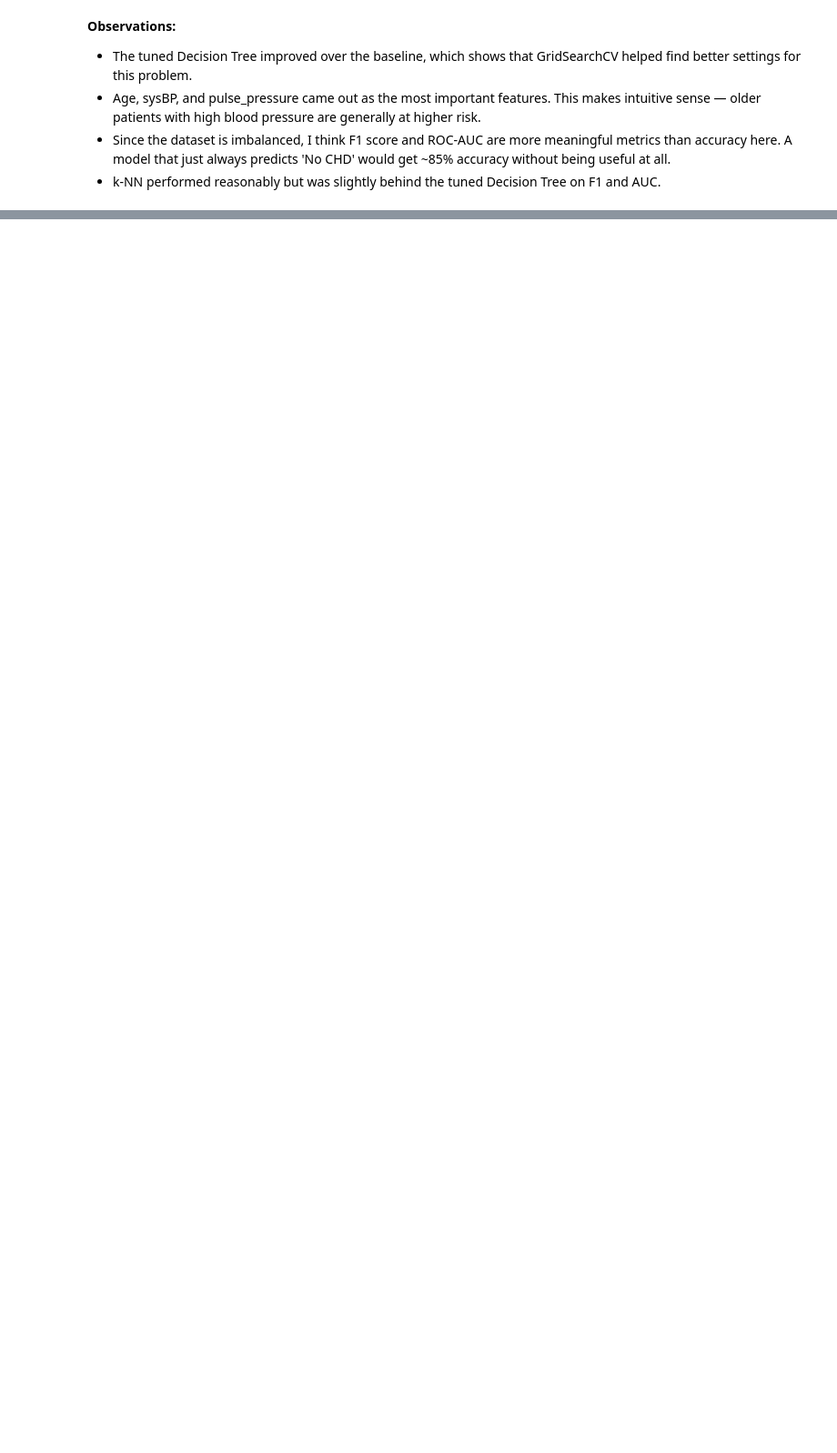
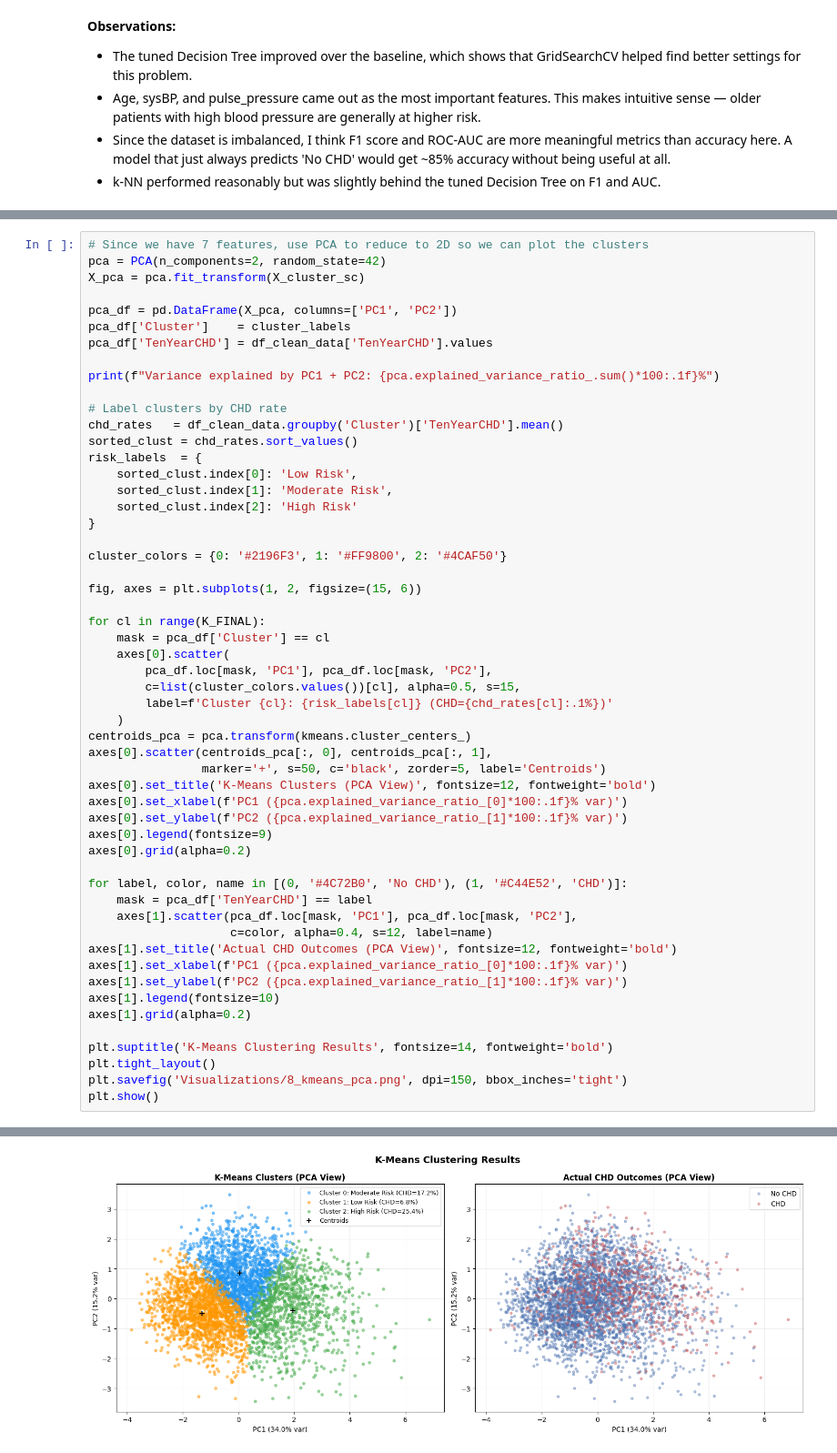
Before and after one commit to olkanth/MSCS_634_ProjectDeliverable_3, a Jupyter notebook: MSCS_634_Project_Deliverable3.ipynb, the cells around one changed output, grey strips where cells are left out. Shown at 91% size. Drawn from its saved outputs; the diff is of its cells as text; blank space fills up the shorter version.

```diff
--- a/MSCS_634_Project_Deliverable3.ipynb
+++ b/MSCS_634_Project_Deliverable3.ipynb
@@ -615,0 +731,55 @@ Decision Tree (Baseline)    0.5943    0.3202   0.6224
+# %%
+# Since we have 7 features, use PCA to reduce to 2D so we can plot the clusters
+pca = PCA(n_components=2, random_state=42)
+X_pca = pca.fit_transform(X_cluster_sc)
+
+pca_df = pd.DataFrame(X_pca, columns=['PC1', 'PC2'])
+pca_df['Cluster']    = cluster_labels
+pca_df['TenYearCHD'] = df_clean_data['TenYearCHD'].values
+
+print(f"Variance explained by PC1 + PC2: {pca.explained_variance_ratio_.sum()*100:.1f}%")
+
+# Label clusters by CHD rate
+chd_rates   = df_clean_data.groupby('Cluster')['TenYearCHD'].mean()
+sorted_clust = chd_rates.sort_values()
+risk_labels  = {
+    sorted_clust.index[0]: 'Low Risk',
+    sorted_clust.index[1]: 'Moderate Risk',
+    sorted_clust.index[2]: 'High Risk'
+}
+
+cluster_colors = {0: '#2196F3', 1: '#FF9800', 2: '#4CAF50'}
+
+fig, axes = plt.subplots(1, 2, figsize=(15, 6))
+
+for cl in range(K_FINAL):
+    mask = pca_df['Cluster'] == cl
+    axes[0].scatter(
+        pca_df.loc[mask, 'PC1'], pca_df.loc[mask, 'PC2'],
+        c=list(cluster_colors.values())[cl], alpha=0.5, s=15,
+        label=f'Cluster {cl}: {risk_labels[cl]} (CHD={chd_rates[cl]:.1%})'
+    )
+centroids_pca = pca.transform(kmeans.cluster_centers_)
+axes[0].scatter(centroids_pca[:, 0], centroids_pca[:, 1],
+                marker='+', s=50, c='black', zorder=5, label='Centroids')
+axes[0].set_title('K-Means Clusters (PCA View)', fontsize=12, fontweight='bold')
+axes[0].set_xlabel(f'PC1 ({pca.explained_variance_ratio_[0]*100:.1f}% var)')
+axes[0].set_ylabel(f'PC2 ({pca.explained_variance_ratio_[1]*100:.1f}% var)')
+axes[0].legend(fontsize=9)
+axes[0].grid(alpha=0.2)
+
+for label, color, name in [(0, '#4C72B0', 'No CHD'), (1, '#C44E52', 'CHD')]:
+    mask = pca_df['TenYearCHD'] == label
+    axes[1].scatter(pca_df.loc[mask, 'PC1'], pca_df.loc[mask, 'PC2'],
+                    c=color, alpha=0.4, s=12, label=name)
+axes[1].set_title('Actual CHD Outcomes (PCA View)', fontsize=12, fontweight='bold')
+axes[1].set_xlabel(f'PC1 ({pca.explained_variance_ratio_[0]*100:.1f}% var)')
+axes[1].set_ylabel(f'PC2 ({pca.explained_variance_ratio_[1]*100:.1f}% var)')
+axes[1].legend(fontsize=10)
+axes[1].grid(alpha=0.2)
+
+plt.suptitle('K-Means Clustering Results', fontsize=14, fontweight='bold')
+plt.tight_layout()
+plt.savefig('Visualizations/8_kmeans_pca.png', dpi=150, bbox_inches='tight')
+plt.show()
+# %% [output]
@@ -615,0 +787 @@ Decision Tree (Baseline)    0.5943    0.3202   0.6224
+[figure, added]
```
Also changed, not shown: parts of 30 cells of this notebook.
